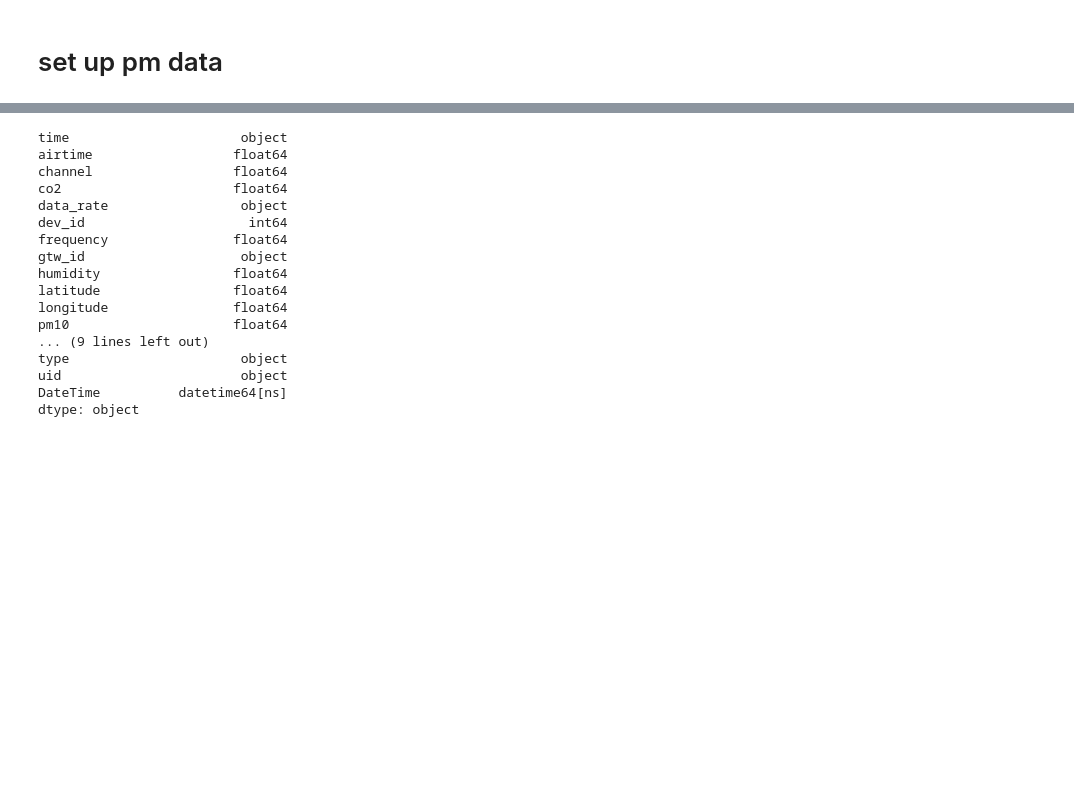
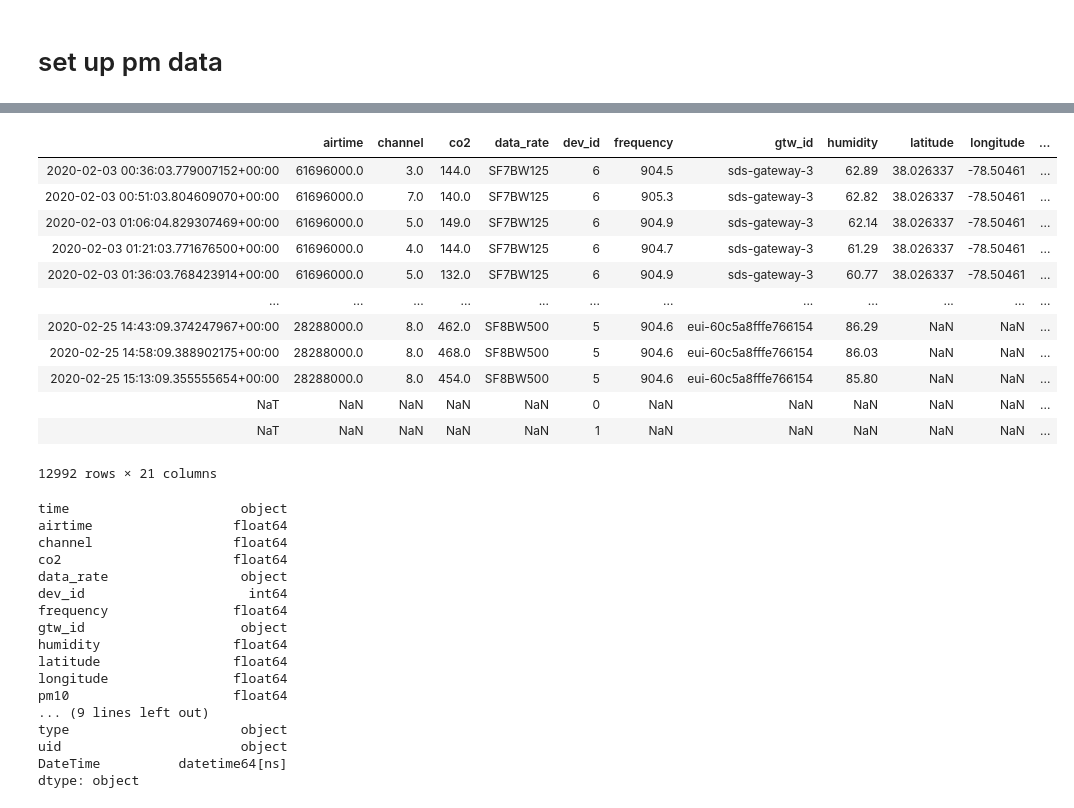
Before and after one commit to thejimster82/CvilleAQ, a Jupyter notebook: code/weather_plus_pm.ipynb, the cells around one changed output, grey strips where cells are left out. Cells and saved outputs as stored; diff of their text form; code cells hidden in the pictures; blank space fills up the shorter version.

Commit message:
modified weather+pm code to include pulling from influxdb using authentication stored in file that is gitignored

```diff
--- a/code/weather_plus_pm.ipynb
+++ b/code/weather_plus_pm.ipynb
@@ -12,2 +15,5 @@ from sklearn import linear_model as lm
+# %%
+auth = pd.read_json('../auth.json',typ='series')
+client = influxdb.DataFrameClient(auth.influxdb['hostname'], 8086, ssl=True, username=auth.influxdb['username'], password=auth.influxdb['password'])
 # %% [markdown]
 # set up pm data
@@ -33,0 +20,7 @@ Name: time, dtype: object
+# %%
+coords = client.query("select * from coords", database="sensenet_coords")
+userData = coords['coords']
+userData = userData.reset_index(drop=True)
+userData=userData.rename(columns={"box":"dev_id"})
+userData.dev_id=[(int)(x.split('x')[-1]) for x in userData.dev_id]
+userData
@@ -34,3 +39,26 @@ Name: time, dtype: object
+# %%
+complete_df = client.query("select * from \"sensenet-test\"", database="sensornet_db")
+pmData = complete_df['sensenet-test']
+pmData[['dev_id','pm25', 'pm10', 'co2', 'temp', 'humidity', 'gtw_id', 'rssi', 'snr']].head()
+boxes = ['sbox'+str(i) for i in range(2,12)]
+pmData = pmData[pmData.dev_id.isin(boxes)]
+pmData.dev_id=[(int)(x.split('x')[-1]) for x in pmData.dev_id]
+pmData=pmData.join(userData,on='dev_id',rsuffix='_user',how="outer")
+pmData
+# %% [output]
+|  | airtime | channel | co2 | data_rate | dev_id | frequency | gtw_id | humidity | latitude | longitude | ... |
+| 2020-02-03 00:36:03.779007152+00:00 | 61696000.0 | 3.0 | 144.0 | SF7BW125 | 6 | 904.5 | sds-gateway-3 | 62.89 | 38.026337 | -78.50461 | ... |
+| 2020-02-03 00:51:03.804609070+00:00 | 61696000.0 | 7.0 | 140.0 | SF7BW125 | 6 | 905.3 | sds-gateway-3 | 62.82 | 38.026337 | -78.50461 | ... |
+| 2020-02-03 01:06:04.829307469+00:00 | 61696000.0 | 5.0 | 149.0 | SF7BW125 | 6 | 904.9 | sds-gateway-3 | 62.14 | 38.026337 | -78.50461 | ... |
+| 2020-02-03 01:21:03.771676500+00:00 | 61696000.0 | 4.0 | 144.0 | SF7BW125 | 6 | 904.7 | sds-gateway-3 | 61.29 | 38.026337 | -78.50461 | ... |
+| 2020-02-03 01:36:03.768423914+00:00 | 61696000.0 | 5.0 | 132.0 | SF7BW125 | 6 | 904.9 | sds-gateway-3 | 60.77 | 38.026337 | -78.50461 | ... |
+| ... | ... | ... | ... | ... | ... | ... | ... | ... | ... | ... | ... |
+| 2020-02-25 14:43:09.374247967+00:00 | 28288000.0 | 8.0 | 462.0 | SF8BW500 | 5 | 904.6 | eui-60c5a8fffe766154 | 86.29 | NaN | NaN | ... |
+| 2020-02-25 14:58:09.388902175+00:00 | 28288000.0 | 8.0 | 468.0 | SF8BW500 | 5 | 904.6 | eui-60c5a8fffe766154 | 86.03 | NaN | NaN | ... |
+| 2020-02-25 15:13:09.355555654+00:00 | 28288000.0 | 8.0 | 454.0 | SF8BW500 | 5 | 904.6 | eui-60c5a8fffe766154 | 85.80 | NaN | NaN | ... |
+| NaT | NaN | NaN | NaN | NaN | 0 | NaN | NaN | NaN | NaN | NaN | ... |
+| NaT | NaN | NaN | NaN | NaN | 1 | NaN | NaN | NaN | NaN | NaN | ... |
+12992 rows × 21 columns
 # %%
 #why are there multiple formats here?
 datetimes = pd.DataFrame(columns=['DateTime'])
```
Also changed, not shown: parts of 8 cells of this notebook, 2 other files.
